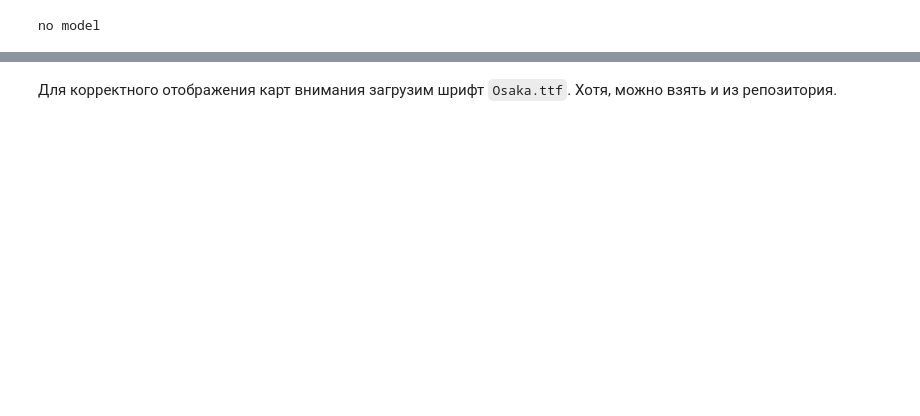
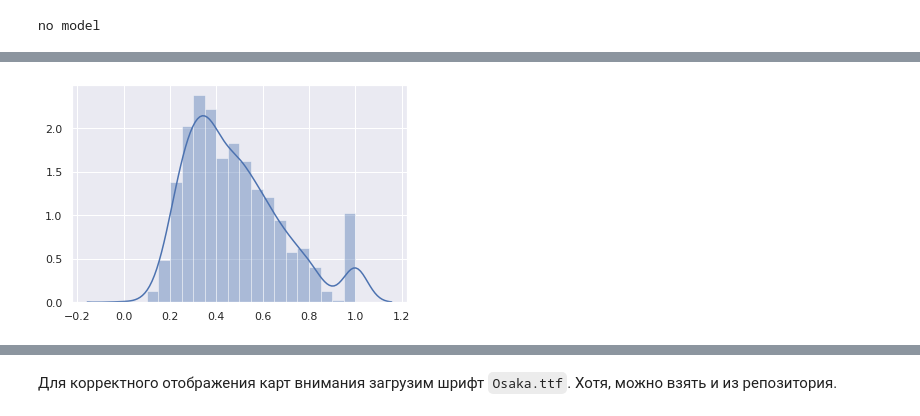
Before and after one commit to schokoro/AttentionNMT, a Jupyter notebook: en_jap_translate.ipynb, the cells around one changed output, grey strips where cells are left out. Cells and saved outputs as stored; diff of their text form; code cells hidden in the pictures; blank space fills up the shorter version.

```diff
--- a/en_jap_translate.ipynb
+++ b/en_jap_translate.ipynb
@@ -441,0 +428,5 @@ print(f'| Test Loss: {test_loss:.3f} | Test PPL: {math.exp(test_loss):7.3f} |')
+# %%
+%%time
+valid_bleu = evaluate_blue(valid_data, SRC, TRG, model, device, max_trg, src_tokenize)
+sns.distplot(valid_bleu);
+# %% [output]
@@ -441,0 +435 @@ print(f'| Test Loss: {test_loss:.3f} | Test PPL: {math.exp(test_loss):7.3f} |')
+[figure, added]
```
Also changed, not shown: parts of 36 cells of this notebook.
